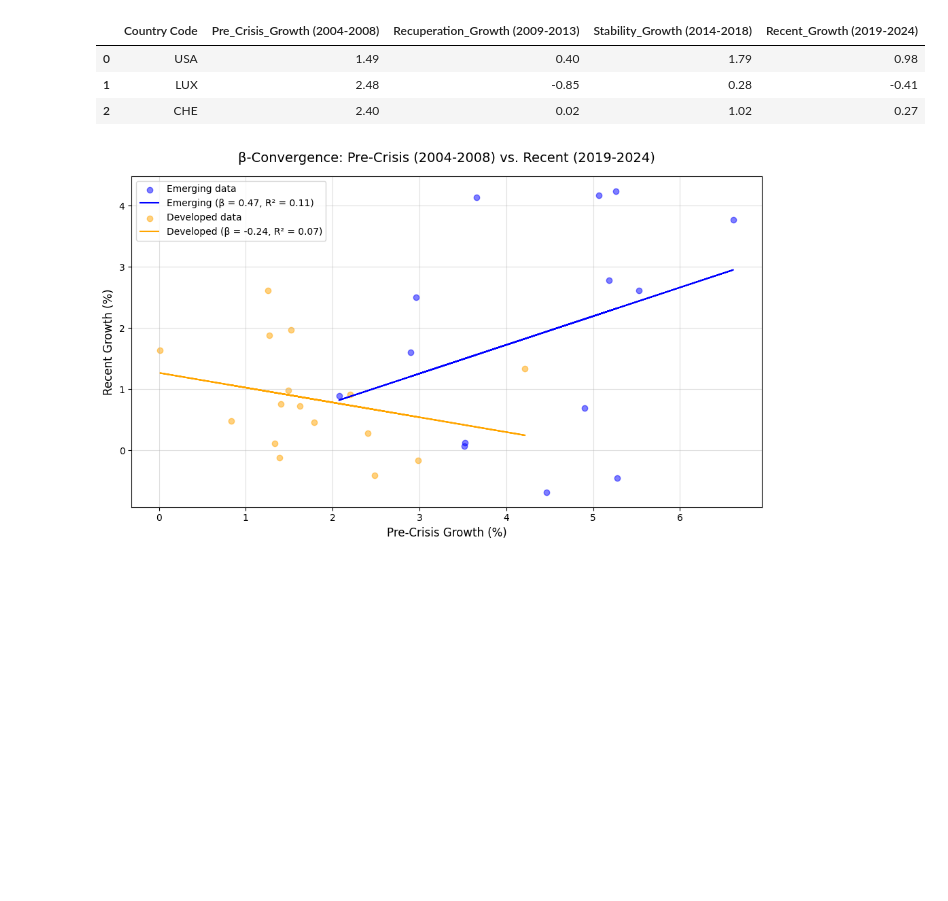
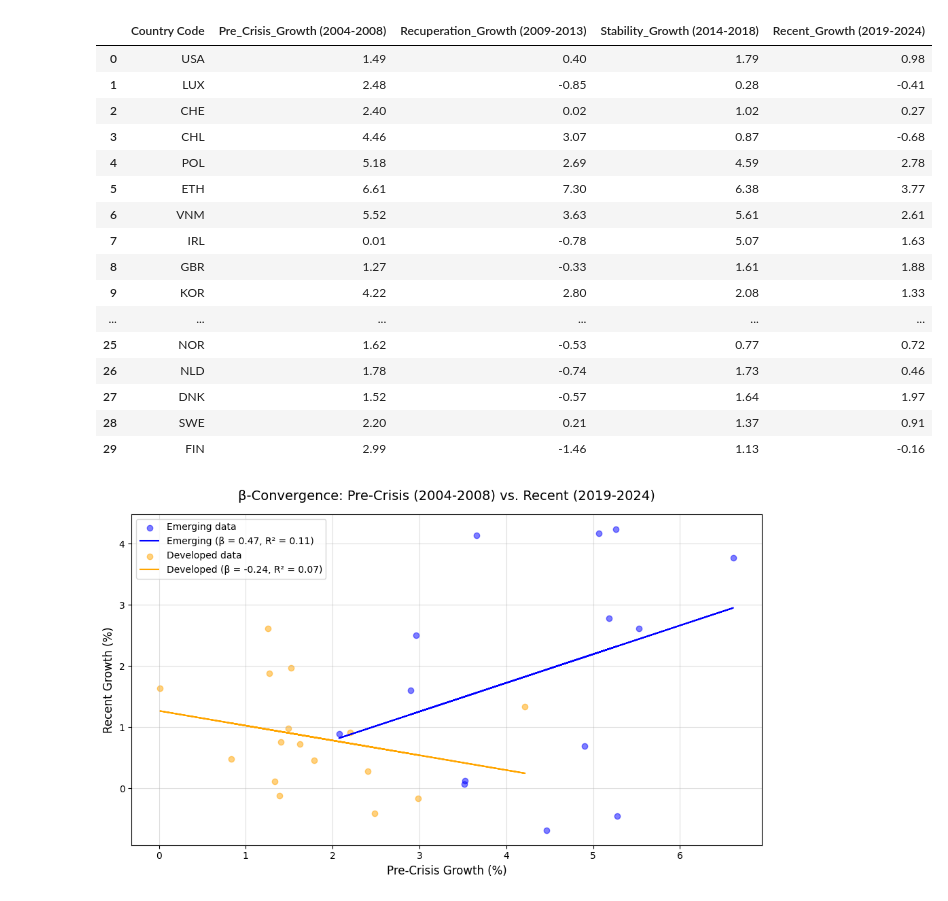
Before and after one commit to sergioiglesias1/myportfolio, a Jupyter notebook: beta_convergence_project.ipynb, the cells around one changed output. Saved outputs shown, nothing was run; the diff lists cells and outputs as text; code cells hidden in the pictures; blank space fills up the shorter version.

```diff
--- a/beta_convergence_project.ipynb
+++ b/beta_convergence_project.ipynb
@@ -20,24 +33,37 @@ df_wdi.head(3)
 # %%
 # Data partitioning in groups
 df_wdi['Pre_Crisis_Growth (2004-2008)'] = df_wdi.loc[:, '2004':'2008'].mean(axis=1, skipna=True)
 df_wdi['Recuperation_Growth (2009-2013)'] = df_wdi.loc[:, '2009':'2013'].mean(axis=1, skipna=True)
 df_wdi['Stability_Growth (2014-2018)'] = df_wdi.loc[:, '2014':'2018'].mean(axis=1, skipna=True)
 df_wdi['Recent_Growth (2019-2024)'] = df_wdi.loc[:, '2019':'2024'].mean(axis=1, skipna=True)
 
 results = df_wdi[['Country Code', 'Pre_Crisis_Growth (2004-2008)', 'Recuperation_Growth (2009-2013)',
                   'Stability_Growth (2014-2018)', 'Recent_Growth (2019-2024)']]
 
 emerging = ['CHL', 'POL', 'ETH', 'VNM', 'IND', 'EGY', 'IDN', 'PER', 'MAR', 'PHL', 'NGA', 'BGD', 'PAK', 'MOZ']
 developed = ['USA', 'CHE', 'LUX', 'GBR', 'KOR', 'IRL', 'DEU', 'ESP', 'JPN', 'CAN', 'AUS', 'NOR', 'NLD', 'DNK', 'SWE', 'FIN']
 
 df_wdi['Group'] = df_wdi['Country Code'].apply(lambda x: 'Emerging' if x in emerging else 'Developed' if x in developed else 'Other')
 
-results.round(2).head(3)
+results.round(2)
 # %% [output]
 |  | Country Code | Pre_Crisis_Growth (2004-2008) | Recuperation_Growth (2009-2013) | Stability_Growth (2014-2018) | Recent_Growth (2019-2024) |
 | 0 | USA | 1.49 | 0.40 | 1.79 | 0.98 |
 | 1 | LUX | 2.48 | -0.85 | 0.28 | -0.41 |
 | 2 | CHE | 2.40 | 0.02 | 1.02 | 0.27 |
+| 3 | CHL | 4.46 | 3.07 | 0.87 | -0.68 |
+| 4 | POL | 5.18 | 2.69 | 4.59 | 2.78 |
+| 5 | ETH | 6.61 | 7.30 | 6.38 | 3.77 |
+| 6 | VNM | 5.52 | 3.63 | 5.61 | 2.61 |
+| 7 | IRL | 0.01 | -0.78 | 5.07 | 1.63 |
+| 8 | GBR | 1.27 | -0.33 | 1.61 | 1.88 |
+| 9 | KOR | 4.22 | 2.80 | 2.08 | 1.33 |
+| ... | ... | ... | ... | ... | ... |
+| 25 | NOR | 1.62 | -0.53 | 0.77 | 0.72 |
+| 26 | NLD | 1.78 | -0.74 | 1.73 | 0.46 |
+| 27 | DNK | 1.52 | -0.57 | 1.64 | 1.97 |
+| 28 | SWE | 2.20 | 0.21 | 1.37 | 0.91 |
+| 29 | FIN | 2.99 | -1.46 | 1.13 | -0.16 |
 # %%
 # Function with group, beta-coeficient and r2
 def plot_beta_convergence(data, x_col, y_col, x_label, y_label, title, groups=['Emerging', 'Developed']):
```
Also changed, not shown: parts of 1 cell of this notebook.
